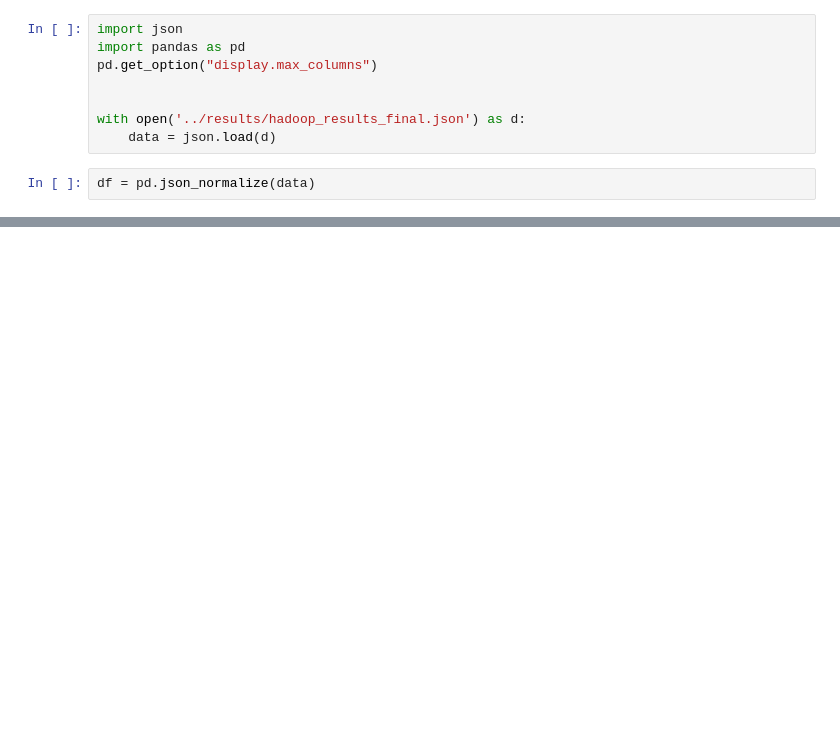
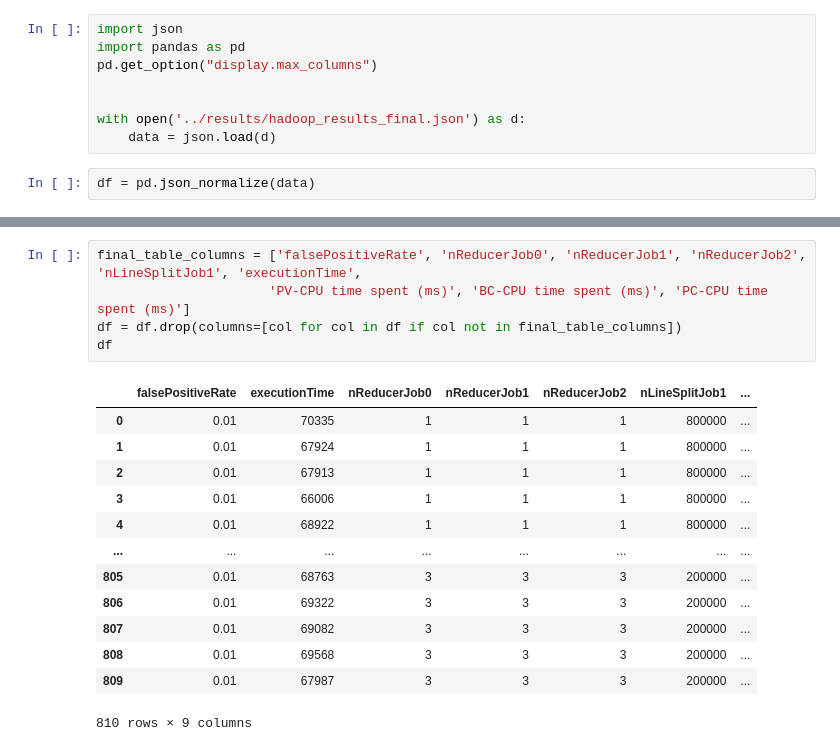
Before and after one commit to edoardoruffoli/BloomFilter-MapReduce, a Jupyter notebook: results/analysis.ipynb, the cells around one changed output, grey strips where cells are left out. Drawn from its saved outputs; the diff is of its cells as text; blank space fills up the shorter version.

```diff
--- a/results/analysis.ipynb
+++ b/results/analysis.ipynb
@@ -29,0 +15,19 @@ df
+# %%
+final_table_columns = ['falsePositiveRate', 'nReducerJob0', 'nReducerJob1', 'nReducerJob2', 'nLineSplitJob1', 'executionTime',
+                      'PV-CPU time spent (ms)', 'BC-CPU time spent (ms)', 'PC-CPU time spent (ms)']
+df = df.drop(columns=[col for col in df if col not in final_table_columns])
+df
+# %% [output]
+|  | falsePositiveRate | executionTime | nReducerJob0 | nReducerJob1 | nReducerJob2 | nLineSplitJob1 | ... |
+| 0 | 0.01 | 70335 | 1 | 1 | 1 | 800000 | ... |
+| 1 | 0.01 | 67924 | 1 | 1 | 1 | 800000 | ... |
+| 2 | 0.01 | 67913 | 1 | 1 | 1 | 800000 | ... |
+| 3 | 0.01 | 66006 | 1 | 1 | 1 | 800000 | ... |
+| 4 | 0.01 | 68922 | 1 | 1 | 1 | 800000 | ... |
+| ... | ... | ... | ... | ... | ... | ... | ... |
+| 805 | 0.01 | 68763 | 3 | 3 | 3 | 200000 | ... |
+| 806 | 0.01 | 69322 | 3 | 3 | 3 | 200000 | ... |
+| 807 | 0.01 | 69082 | 3 | 3 | 3 | 200000 | ... |
+| 808 | 0.01 | 69568 | 3 | 3 | 3 | 200000 | ... |
+| 809 | 0.01 | 67987 | 3 | 3 | 3 | 200000 | ... |
+810 rows × 9 columns
```
Also changed, not shown: parts of 4 cells of this notebook, 30 other files.
